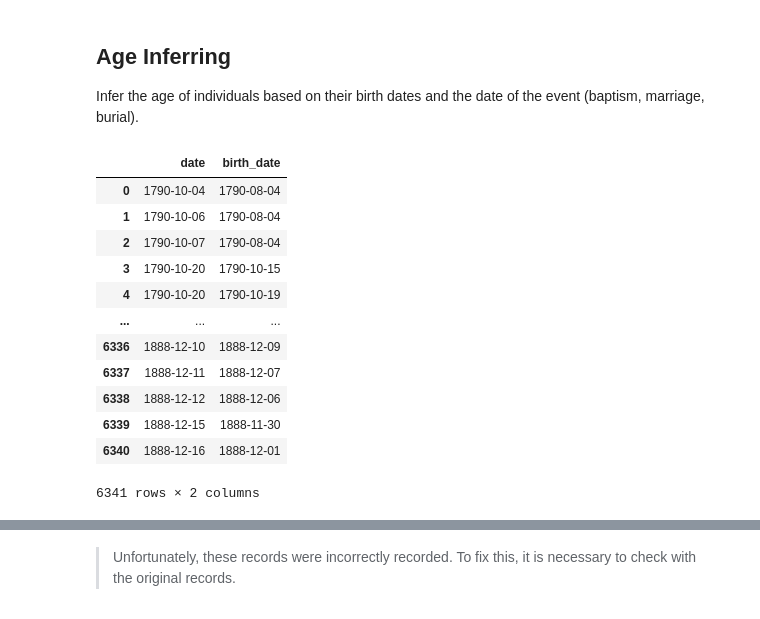
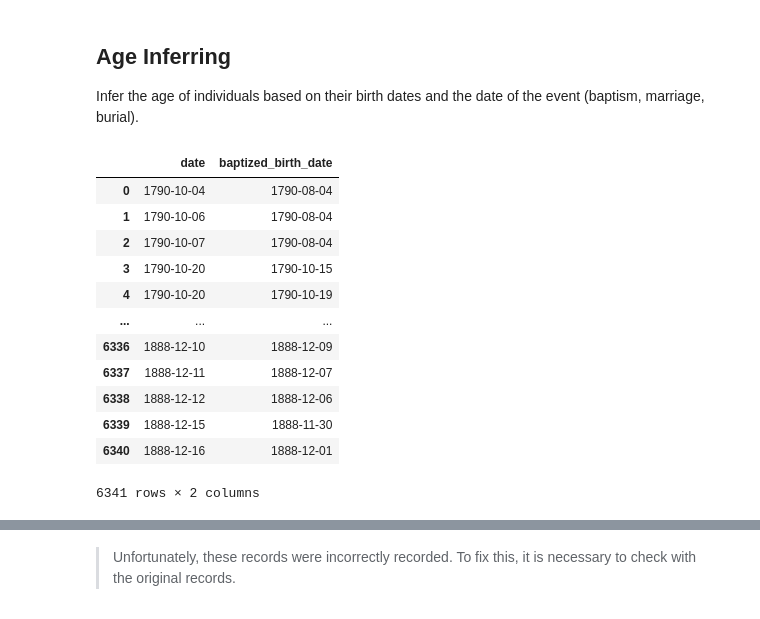
Before and after one commit to UCSB-AMPLab/sondondo, a Jupyter notebook: project_code/dataCleaning.ipynb, the cells around one changed output, grey strips where cells are left out. Saved outputs shown, nothing was run; the diff lists cells and outputs as text; code cells hidden in the pictures.

```diff
--- a/project_code/dataCleaning.ipynb
+++ b/project_code/dataCleaning.ipynb
@@ -205,10 +205,10 @@ Infer the age of individuals based on their birth dates and the date of the even
 # %%
 from actions.generators.AgeInferrer import AgeInferrer
 # %%
-BAUTISMOS_HARMONIZED['birth_date'] = AgeInferrer(BAUTISMOS_HARMONIZED['date']).infer_all(BAUTISMOS_HARMONIZED['birth_date'])
-BAUTISMOS_HARMONIZED[['date', 'birth_date']]
+BAUTISMOS_HARMONIZED['baptized_birth_date'] = AgeInferrer(BAUTISMOS_HARMONIZED['date']).infer_all(BAUTISMOS_HARMONIZED['baptized_birth_date'])
+BAUTISMOS_HARMONIZED[['date', 'baptized_birth_date']]
 # %% [output]
-|  | date | birth_date |
+|  | date | baptized_birth_date |
 | 0 | 1790-10-04 | 1790-08-04 |
 | 1 | 1790-10-06 | 1790-08-04 |
 | 2 | 1790-10-07 | 1790-08-04 |
```
Also changed, not shown: parts of 7 cells of this notebook, 2 other files.
